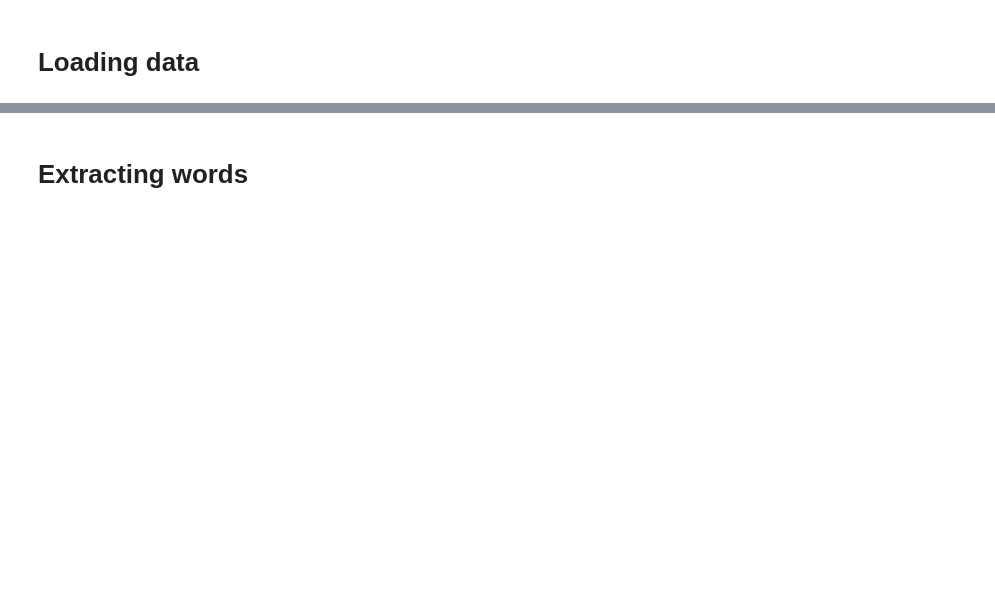
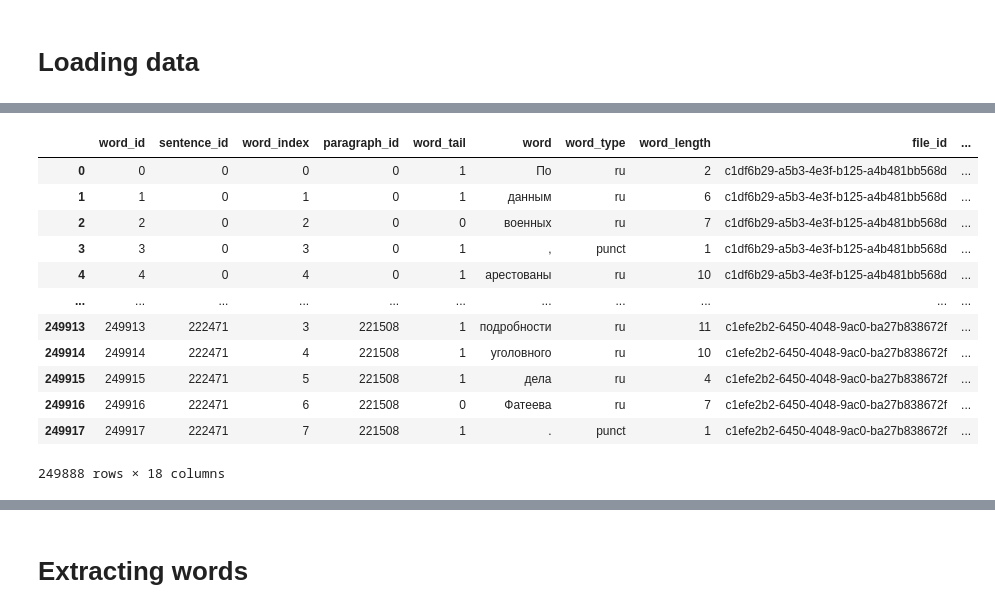
Before and after one commit to okulovsky/grammar_ru, a Jupyter notebook: research/n_nn/playing-around.ipynb, the cells around one changed output, grey strips where cells are left out. Drawn from its saved outputs; the diff is of its cells as text; code cells hidden in the pictures; blank space fills up the shorter version.

```diff
--- a/research/n_nn/playing-around.ipynb
+++ b/research/n_nn/playing-around.ipynb
@@ -29,0 +33,20 @@ frame.head(10)
+# %%
+ with open(Loc.bundles_path/'n_nn/partial/src.parquet', 'rb') as f:
+     buffer = io.BytesIO(f.read())
+     src_df = pd.read_parquet(buffer)
+# %%
+src_df
+# %% [output]
+|  | word_id | sentence_id | word_index | paragraph_id | word_tail | word | word_type | word_length | file_id | ... |
+| 0 | 0 | 0 | 0 | 0 | 1 | По | ru | 2 | c1df6b29-a5b3-4e3f-b125-a4b481bb568d | ... |
+| 1 | 1 | 0 | 1 | 0 | 1 | данным | ru | 6 | c1df6b29-a5b3-4e3f-b125-a4b481bb568d | ... |
+| 2 | 2 | 0 | 2 | 0 | 0 | военных | ru | 7 | c1df6b29-a5b3-4e3f-b125-a4b481bb568d | ... |
+| 3 | 3 | 0 | 3 | 0 | 1 | , | punct | 1 | c1df6b29-a5b3-4e3f-b125-a4b481bb568d | ... |
+| 4 | 4 | 0 | 4 | 0 | 1 | арестованы | ru | 10 | c1df6b29-a5b3-4e3f-b125-a4b481bb568d | ... |
+| ... | ... | ... | ... | ... | ... | ... | ... | ... | ... | ... |
+| 249913 | 249913 | 222471 | 3 | 221508 | 1 | подробности | ru | 11 | c1efe2b2-6450-4048-9ac0-ba27b838672f | ... |
+| 249914 | 249914 | 222471 | 4 | 221508 | 1 | уголовного | ru | 10 | c1efe2b2-6450-4048-9ac0-ba27b838672f | ... |
+| 249915 | 249915 | 222471 | 5 | 221508 | 1 | дела | ru | 4 | c1efe2b2-6450-4048-9ac0-ba27b838672f | ... |
+| 249916 | 249916 | 222471 | 6 | 221508 | 0 | Фатеева | ru | 7 | c1efe2b2-6450-4048-9ac0-ba27b838672f | ... |
+| 249917 | 249917 | 222471 | 7 | 221508 | 1 | . | punct | 1 | c1efe2b2-6450-4048-9ac0-ba27b838672f | ... |
+249888 rows × 18 columns
```
Also changed, not shown: parts of 64 cells of this notebook, 1 other file.
